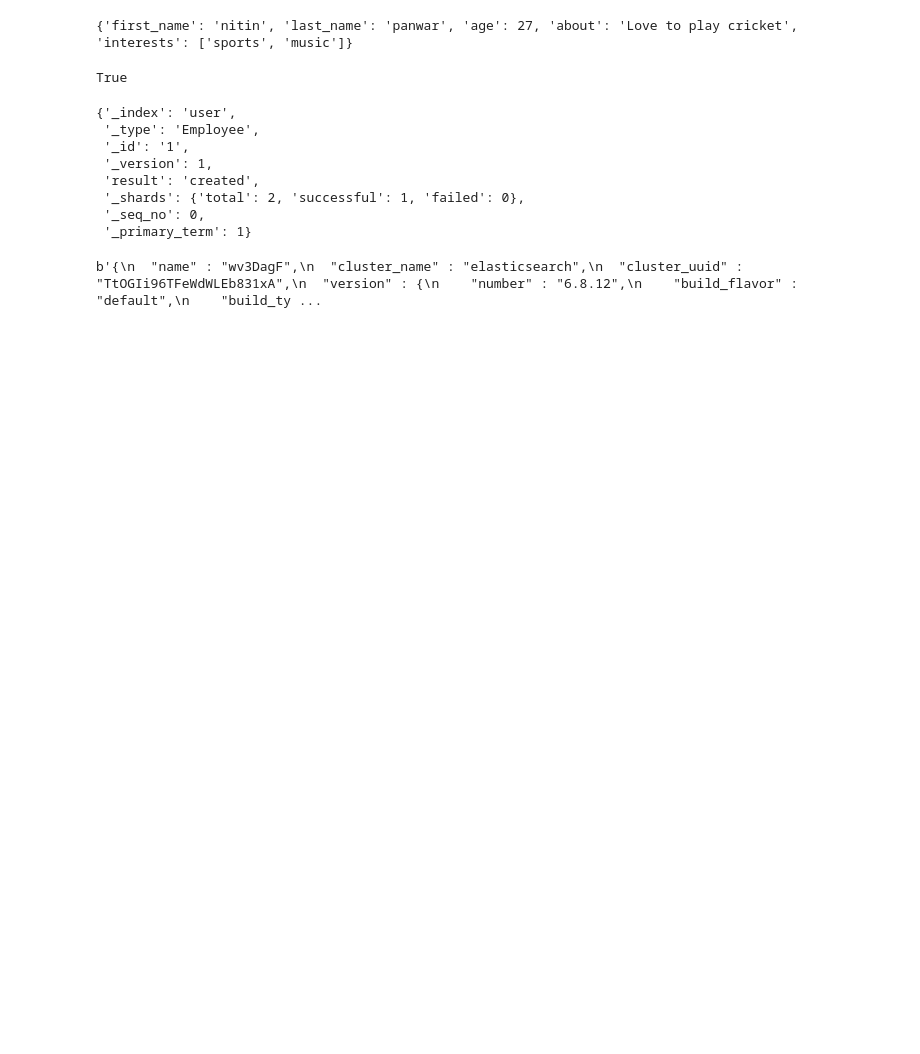
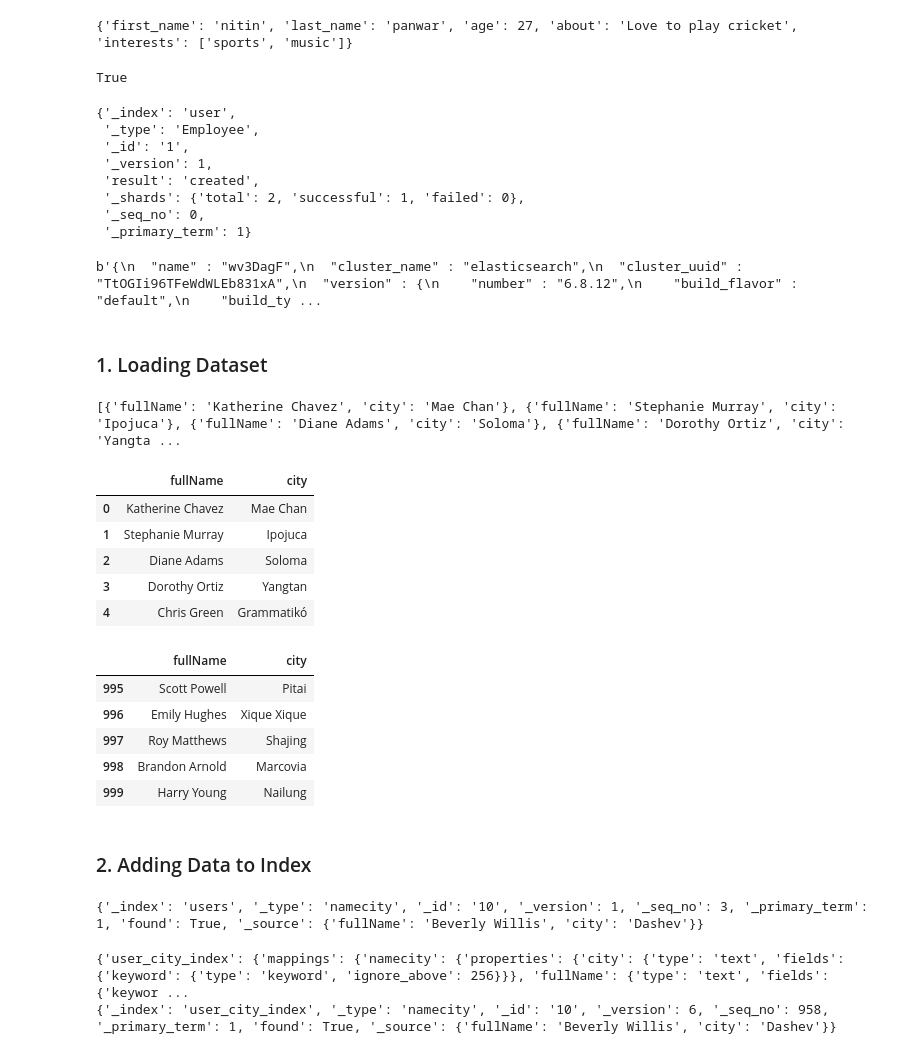
Before and after one commit to Shivanshu17/Practice_Projects, a Jupyter notebook: 24_Elasticsearch_Practice/Elastic_Search_Practice_Notebook.ipynb, the cells around one changed output. Drawn from its saved outputs; the diff is of its cells as text; code cells hidden in the pictures; blank space fills up the shorter version.

Commit message:
Added the index of elasticsearch

```diff
--- a/24_Elasticsearch_Practice/Elastic_Search_Practice_Notebook.ipynb
+++ b/24_Elasticsearch_Practice/Elastic_Search_Practice_Notebook.ipynb
@@ -39,3 +40,5 @@ res = requests.get('http://localhost:9200')
 print(res.content)
 # %% [output]
 b'{\n  "name" : "wv3DagF",\n  "cluster_name" : "elasticsearch",\n  "cluster_uuid" : "TtOGIi96TFeWdWLEb831xA",\n  "version" : {\n    "number" : "6.8.12",\n    "build_flavor" : "default",\n    "build_ty ...
+# %% [markdown]
+### 1. Loading Dataset
@@ -41,0 +49,24 @@ b'{\n  "name" : "wv3DagF",\n  "cluster_name" : "elasticsearch",\n  "cluster_uuid
+# %%
+data_dict = load_jsondata('name_city_practice_dataset.json')
+print(data_dict)
+# %% [output]
+[{'fullName': 'Katherine Chavez', 'city': 'Mae Chan'}, {'fullName': 'Stephanie Murray', 'city': 'Ipojuca'}, {'fullName': 'Diane Adams', 'city': 'Soloma'}, {'fullName': 'Dorothy Ortiz', 'city': 'Yangta ...
+# %%
+name_city_df = pd.read_json('name_city_practice_dataset.json', orient = 'columns')
+display(name_city_df.head(5))
+display(name_city_df.tail(5))
+# %% [output]
+|  | fullName | city |
+| 0 | Katherine Chavez | Mae Chan |
+| 1 | Stephanie Murray | Ipojuca |
+| 2 | Diane Adams | Soloma |
+| 3 | Dorothy Ortiz | Yangtan |
+| 4 | Chris Green | Grammatikó |
+|  | fullName | city |
+| 995 | Scott Powell | Pitai |
+| 996 | Emily Hughes | Xique Xique |
+| 997 | Roy Matthews | Shajing |
+| 998 | Brandon Arnold | Marcovia |
+| 999 | Harry Young | Nailung |
+# %% [markdown]
+### 2. Adding Data to Index
@@ -41,0 +78,6 @@ b'{\n  "name" : "wv3DagF",\n  "cluster_name" : "elasticsearch",\n  "cluster_uuid
+# %%
+# First we add the data, and then validate the addition by calling a certain id
+add_data_to_index(index_name = "users", data_dict = data_dict)
+print(es.get(index= "users", doc_type = "namecity", id = 10))
+# %% [output]
+{'_index': 'users', '_type': 'namecity', '_id': '10', '_version': 1, '_seq_no': 3, '_primary_term': 1, 'found': True, '_source': {'fullName': 'Beverly Willis', 'city': 'Dashev'}}
@@ -41,0 +94,21 @@ b'{\n  "name" : "wv3DagF",\n  "cluster_name" : "elasticsearch",\n  "cluster_uuid
+# %%
+# We first initialize the mapping values, and then add the data, followed by validating the presence of data by a simple search by id query
+mapping_dict = {
+                "mytype" : {
+                    "properties" : {
+                        "fullName" : { "type" : "string" },
+                        "city": {"type": "string" },
+                        "citySuggest" : { "type" : "completion",
+                            "analyzer" : "simple",
+                            "search_analyzer" : "simple",
+                            "payloads" : True
+                             }
+                         }
+                    }
+        }
+# mapping_dict = '{"mytype" : {"properties" : {"fullName" : { "type" : "string" },"city": {"type": "string" },"citySuggest" : { "type" : "completion","analyzer" : "simple","search_analyzer" : "simple","payloads" : True}}}}'
+add_data_to_index_with_mapping(index_name = "user_city_index", data_dict = data_dict, mapping_dict = mapping_dict)
+print(es.get(index = "user_city_index", doc_type = "namecity", id = 10))
+# %% [output]
+{'user_city_index': {'mappings': {'namecity': {'properties': {'city': {'type': 'text', 'fields': {'keyword': {'type': 'keyword', 'ignore_above': 256}}}, 'fullName': {'type': 'text', 'fields': {'keywor ...
+{'_index': 'user_city_index', '_type': 'namecity', '_id': '10', '_version': 6, '_seq_no': 958, '_primary_term': 1, 'found': True, '_source': {'fullName': 'Beverly Willis', 'city': 'Dashev'}}
```
Also changed, not shown: parts of 10 cells of this notebook, 1 other file.
